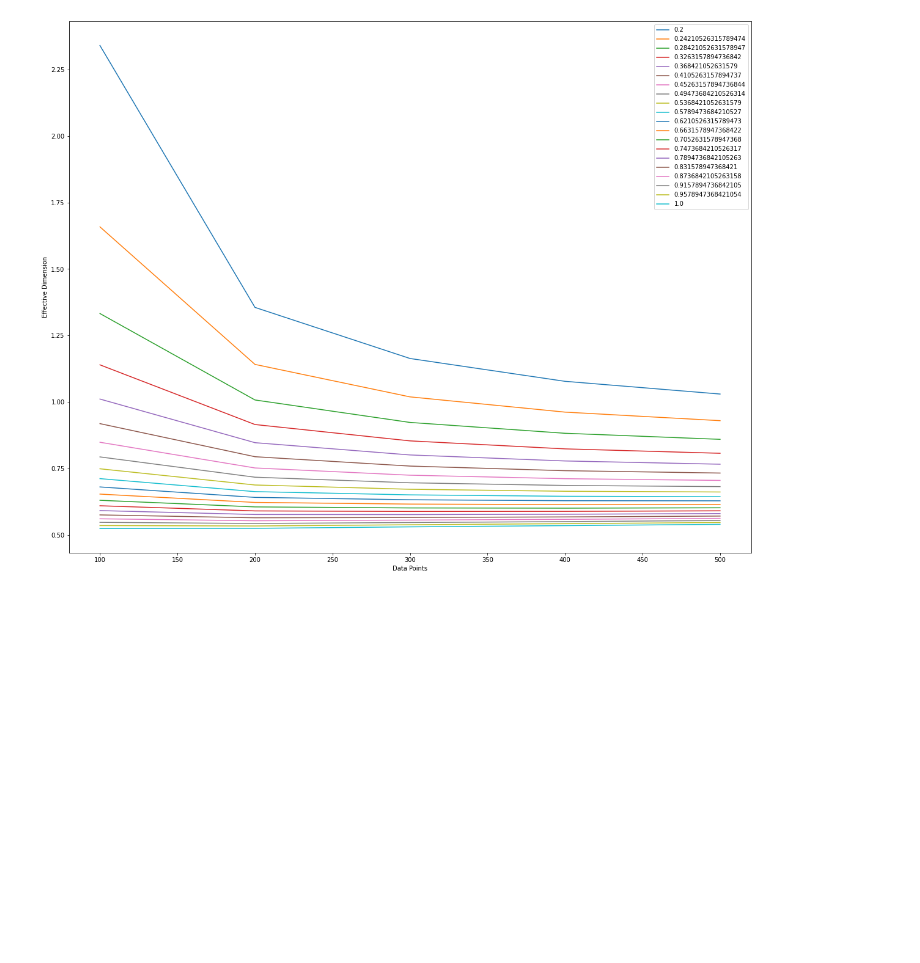
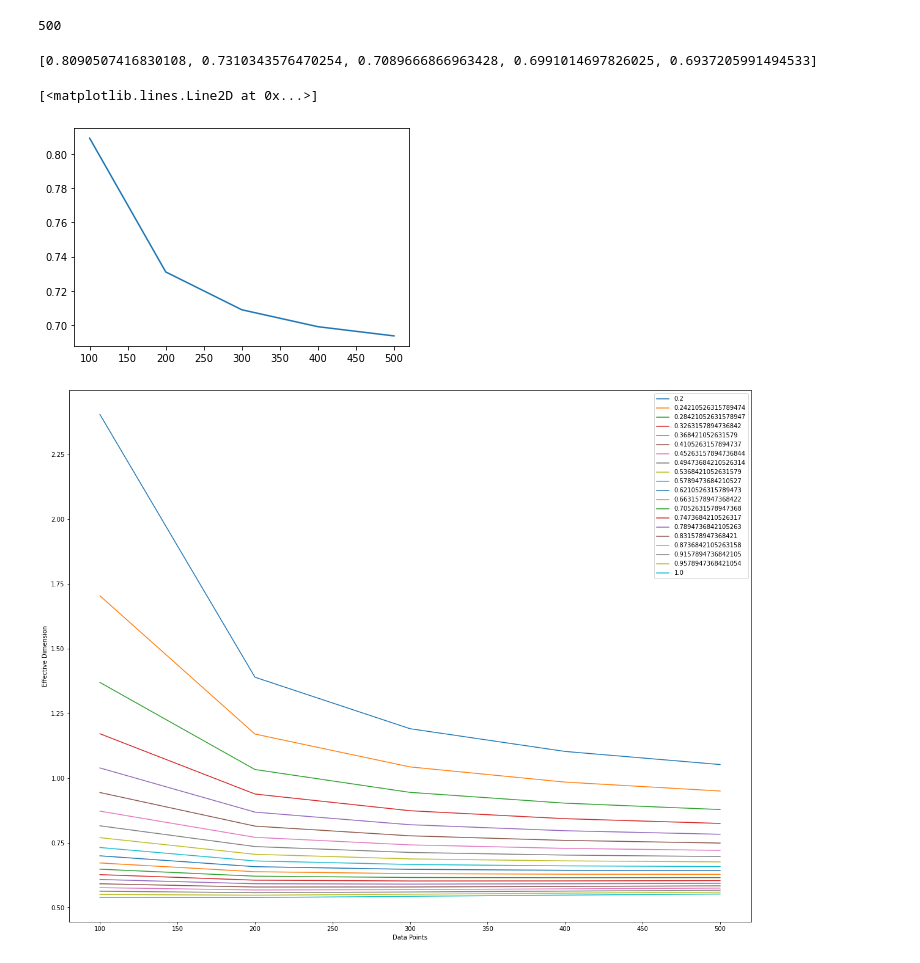
Before and after one commit to rathilakshika/QNN, a Jupyter notebook: Monte Carlo Integration.ipynb, the cells around one changed output. Saved outputs shown, nothing was run; the diff lists cells and outputs as text; code cells hidden in the pictures; blank space fills up the shorter version.

```diff
--- a/Monte Carlo Integration.ipynb
+++ b/Monte Carlo Integration.ipynb
@@ -42,12 +54,27 @@ def eff_dim(fubini_matrices, N, gamma):  #Computes the effective dimension accor
     return 2*math.log10(int_effDim(normalisedMatrices, N)/Vtheta)/math.log10(factor)
 # %%
 import pickle    #importing the fisher matrices stored in the pickle file
-file_name = "EasyQuantum40500.pkl"
+file_name = "PickleFiles/QNN40500.pkl"
 open_file = open(file_name, "rb")
 loaded_list = pickle.load(open_file)
 open_file.close()
 # %%
 fubini_matrices = loaded_list[1]
+print(len(fubini_matrices))
+# %% [output]
+500
+# %%
+y = []
+for j in range(100, 600, 100):
+    y.append(eff_dim(fubini_matrices[:j], j, 0.5)/d)
+print(y)
+x = [100,200,300,400,500]
+import matplotlib.pyplot as plt
+plt.plot(x,y)
+# %% [output]
+[0.8090507416830108, 0.7310343576470254, 0.7089666866963428, 0.6991014697826025, 0.6937205991494533]
+[<matplotlib.lines.Line2D at 0x...>]
+[figure, added]
 # %%
 eff_dims = [ ]           #Computes effective dimension for the 500 fisher matrices
 dataV = [ ]
@@ -74,7 +101,7 @@ legendList = ['{}'.format(i) for i in np.linspace(0.2, 1.0, num = 20)]
 plt.xlabel('Data Points')
 plt.ylabel('Effective Dimension')
 plt.legend(legendList)
-plt.savefig('EffDimsGraph')
+plt.savefig('EffDimsGraphQNN')
 plt.show()
 # %% [output]
-[figure, old version]
+[figure, new version]
```
Also changed, not shown: parts of 9 cells of this notebook, 6 other files.
